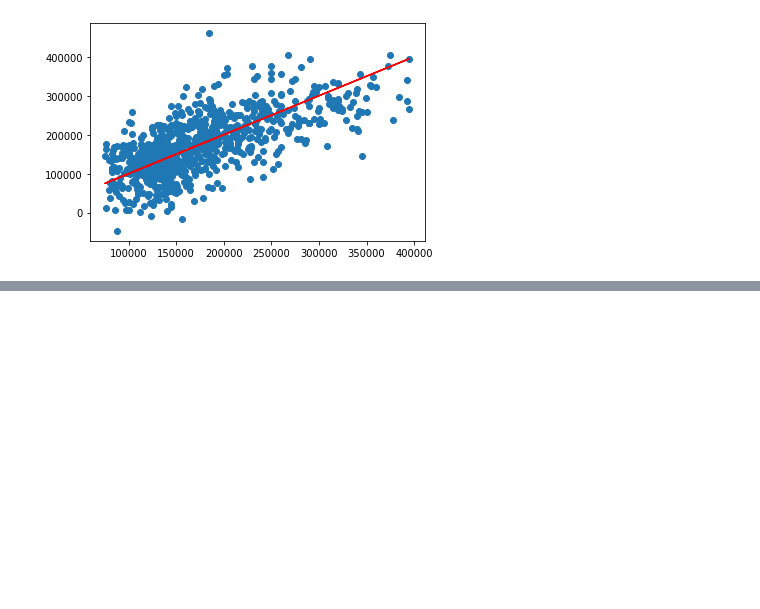
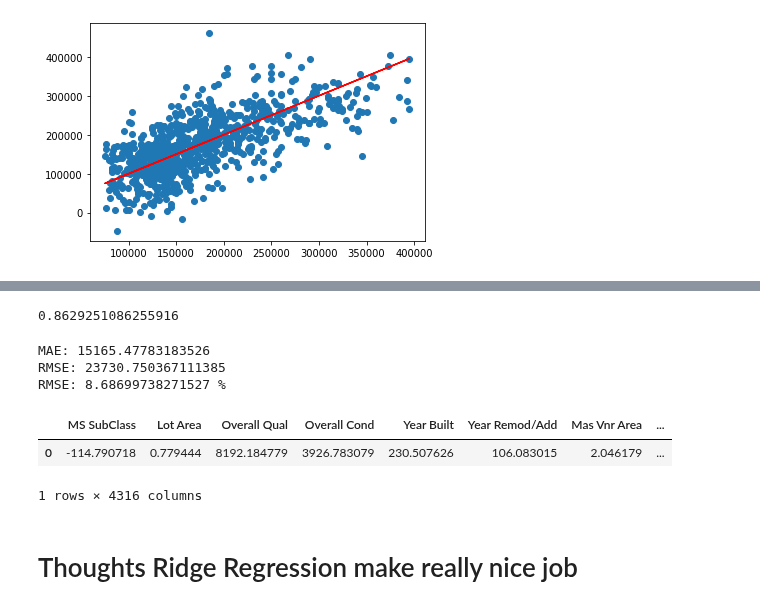
Before and after one commit to KacperChmura1/House-Price, a Jupyter notebook: ML.ipynb, the cells around one changed output, grey strips where cells are left out. Cells and saved outputs as stored; diff of their text form; code cells hidden in the pictures; blank space fills up the shorter version.

```diff
--- a/ML.ipynb
+++ b/ML.ipynb
@@ -157,0 +219,2 @@ plt.plot(y_test, y_test, 'r')
+# %%
+ridge = Ridge()
@@ -157,0 +242,26 @@ plt.plot(y_test, y_test, 'r')
+# %%
+r2_score(y_test, predictions)
+# %% [output]
+0.8629251086255916
+# %%
+print('MAE:', metrics.mean_absolute_error(y_test, predictions))
+print('RMSE:', np.sqrt(metrics.mean_squared_error(y_test, predictions)))
+print('RMSE:', metrics.mean_absolute_error(y_test, predictions)/np.mean(y_test)*100, "%")
+# %% [output]
+MAE: 15165.47783183526
+RMSE: 23730.750367111385
+RMSE: 8.68699738271527 %
+# %%
+col_names = dummies_df.columns[dummies_df.columns != "SalePrice"]
+# %%
+LinearRegCoef = pd.DataFrame(data = ridge.coef_, index=col_names)
+# %%
+LinearRegCoef = LinearRegCoef.transpose()
+# %%
+LinearRegCoef
+# %% [output]
+|  | MS SubClass | Lot Area | Overall Qual | Overall Cond | Year Built | Year Remod/Add | Mas Vnr Area | ... |
+| 0 | -114.790718 | 0.779444 | 8192.184779 | 3926.783079 | 230.507626 | 106.083015 | 2.046179 | ... |
+1 rows × 4316 columns
+# %% [markdown]
+# Thoughts Ridge Regression make really nice job
```
Also changed, not shown: parts of 19 cells of this notebook.
